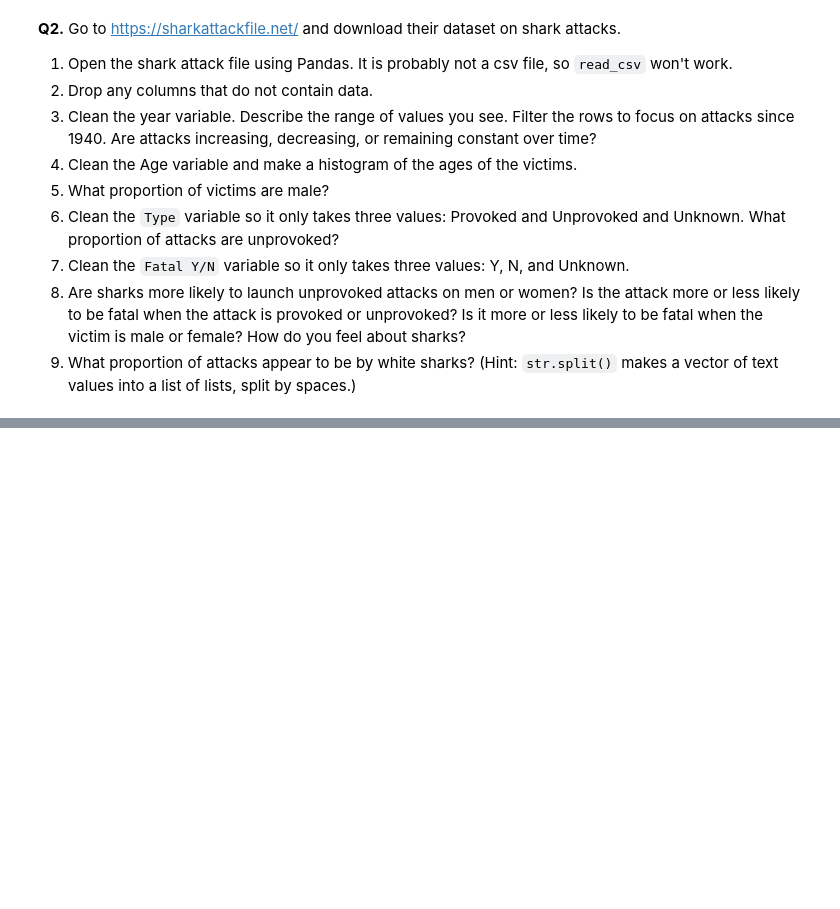
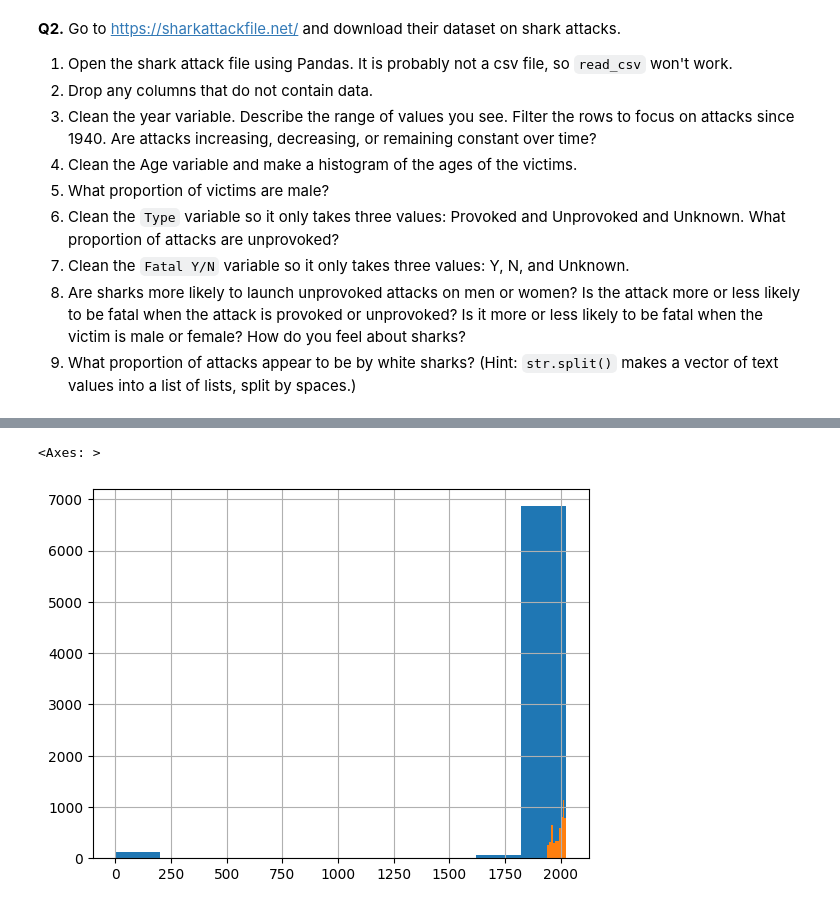
Before and after one commit to btw257-ui/wrangling, a Jupyter notebook: assignment/assignment.ipynb, the cells around one changed output, grey strips where cells are left out. Cells and saved outputs as stored; diff of their text form; code cells hidden in the pictures; blank space fills up the shorter version.

```diff
--- a/assignment/assignment.ipynb
+++ b/assignment/assignment.ipynb
@@ -33,3 +103,8 @@ mn = pd.read_csv('/mn_police_use_of_force.csv')
 7. Clean the `Fatal Y/N` variable so it only takes three values: Y, N, and Unknown.
 8. Are sharks more likely to launch unprovoked attacks on men or women? Is the attack more or less likely to be fatal when the attack is provoked or unprovoked? Is it more or less likely to be fatal when the victim is male or female? How do you feel about sharks?
 9. What proportion of attacks appear to be by white sharks? (Hint: `str.split()` makes a vector of text values into a list of lists, split by spaces.)
+# %%
+#part 1
+shark = pd.read_excel('/GSAF5.xls')
+shark.head()
+shark.info()
@@ -35,0 +129,3 @@ mn = pd.read_csv('/mn_police_use_of_force.csv')
+# %%
+#part2
+shark = shark.drop(shark.columns[[21, 22]], axis=1)
@@ -35,0 +152,11 @@ mn = pd.read_csv('/mn_police_use_of_force.csv')
+# %%
+#Part 3
+shark['Year'].dtype
+shark['Year'].hist()
+#There are a few entries from before the year 1500, which doesnt seem very likely that there are actual datapoints from then
+shark1 =shark.loc[shark['Year']>1940]
+shark1['Year'].hist()
+#Shark Attacks are increasing
+# %% [output]
+<Axes: >
+[figure, added]
```
Also changed, not shown: parts of 14 cells of this notebook.
